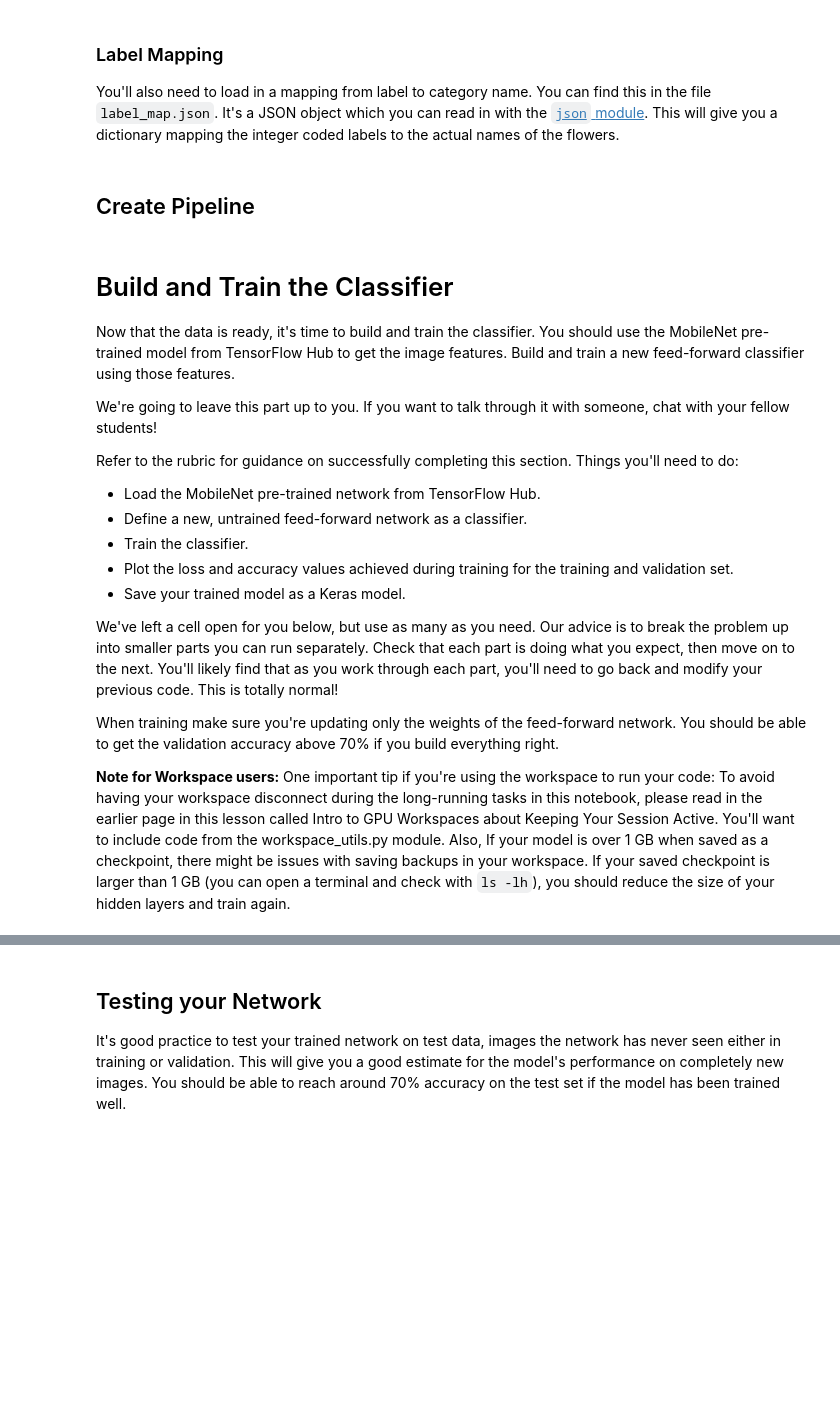
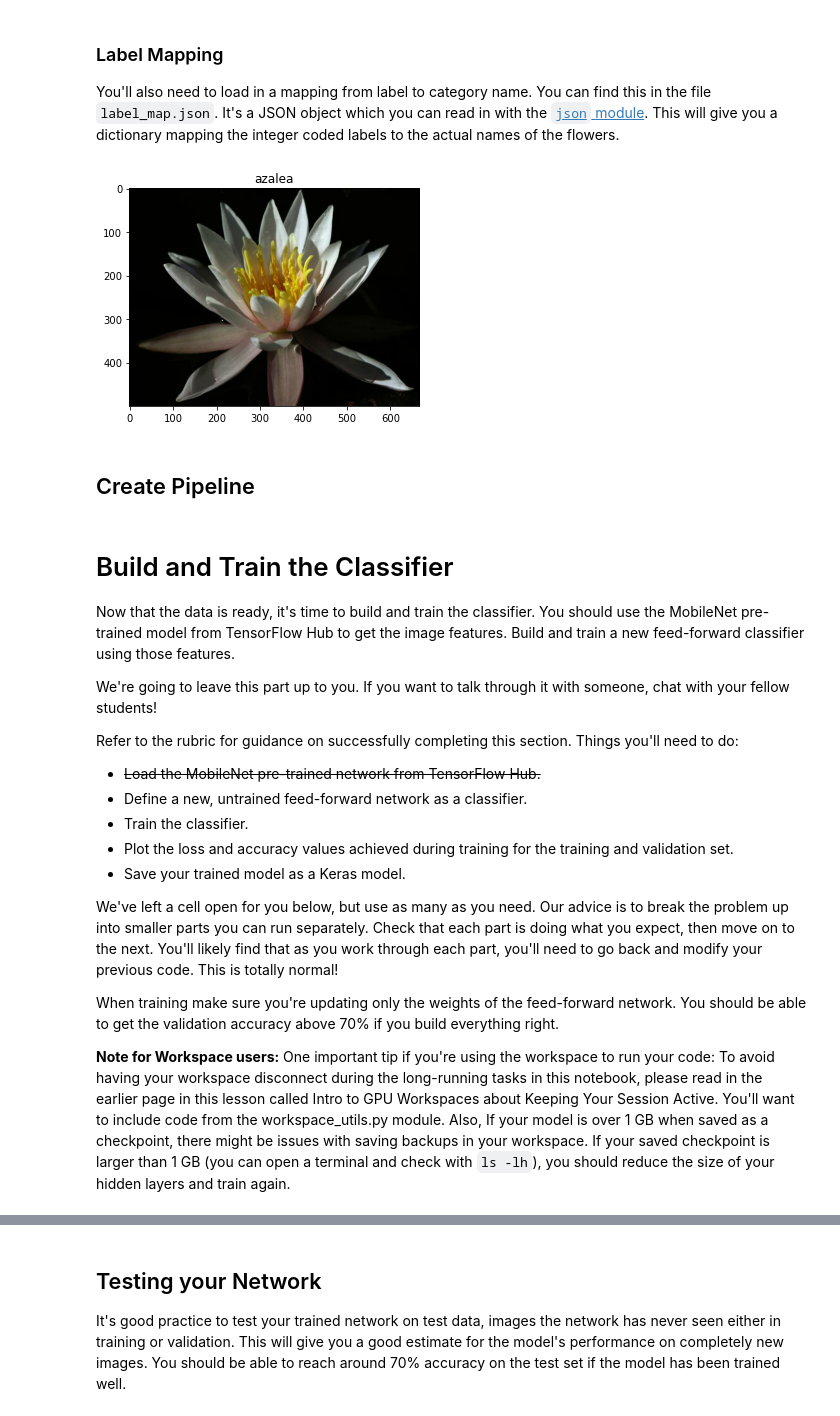
Before and after one commit to alexgeorgousis/flower-classifier, a Jupyter notebook: Project_Image_Classifier_Project.ipynb, the cells around one changed output, grey strips where cells are left out. Drawn from its saved outputs; the diff is of its cells as text; code cells hidden in the pictures; blank space fills up the shorter version.

Commit message:
Map labels to categories, create input pipeline, import MobileNet as a feature extractor, build the model

```diff
--- a/Project_Image_Classifier_Project.ipynb
+++ b/Project_Image_Classifier_Project.ipynb
@@ -90,5 +91,11 @@ with open('label_map.json', 'r') as f:
 # %%
 # TODO: Plot 1 image from the training set. Set the title
 # of the plot to the corresponding class name.
+for image, label in training_set.take(1):
+    img = image.numpy()
+    plt.imshow(img)
+    plt.title(class_names[str(label.numpy())])
+# %% [output]
+[figure, added]
 # %% [markdown]
 ## Create Pipeline
@@ -103,7 +124,7 @@ We're going to leave this part up to you. If you want to talk through it with so
 
 Refer to the rubric for guidance on successfully completing this section. Things you'll need to do:
 
-* Load the MobileNet pre-trained network from TensorFlow Hub.
+* ~~Load the MobileNet pre-trained network from TensorFlow Hub.~~
 * Define a new, untrained feed-forward network as a classifier.
 * Train the classifier.
 * Plot the loss and accuracy values achieved during training for the training and validation set.
```
Also changed, not shown: parts of 7 cells of this notebook.
